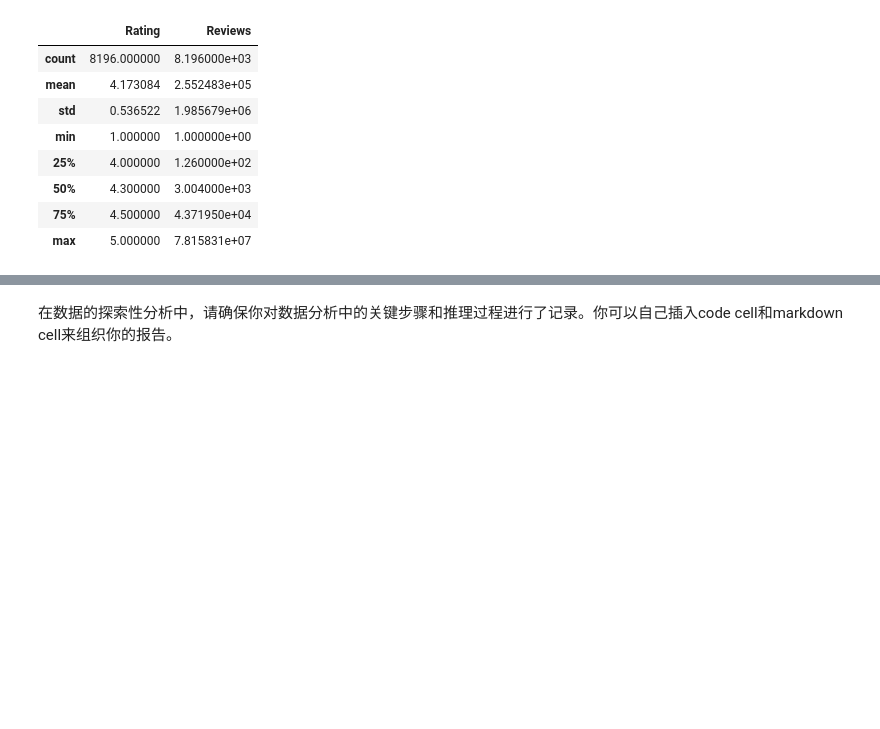
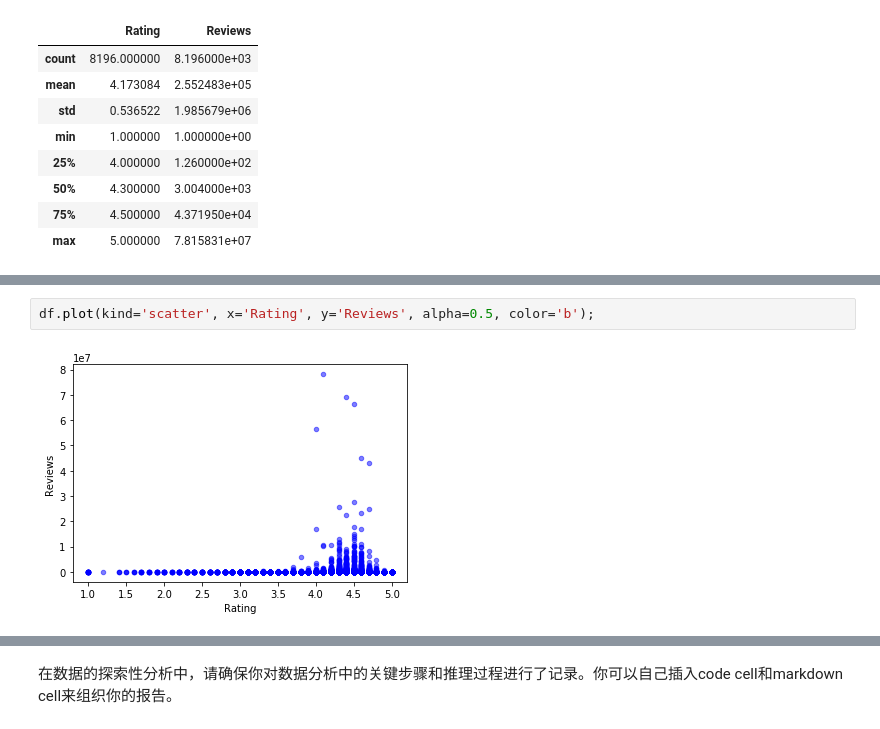
Before and after one commit to mengfanchun2017/udacity-data-academy_public, a Jupyter notebook: dandj/p1_google_app/project_google_app/Google_Play_Store_Analysis_lm.ipynb, the cells around one changed output, grey strips where cells are left out. Drawn from its saved outputs; the diff is of its cells as text; blank space fills up the shorter version.

```diff
--- a/dandj/p1_google_app/project_google_app/Google_Play_Store_Analysis_lm.ipynb
+++ b/dandj/p1_google_app/project_google_app/Google_Play_Store_Analysis_lm.ipynb
@@ -578,0 +632,4 @@ df.describe()
+# %%
+df.plot(kind='scatter', x='Rating', y='Reviews', alpha=0.5, color='b');
+# %% [output]
+[figure, added]
```
Also changed, not shown: parts of 51 cells of this notebook, 10 other files.
